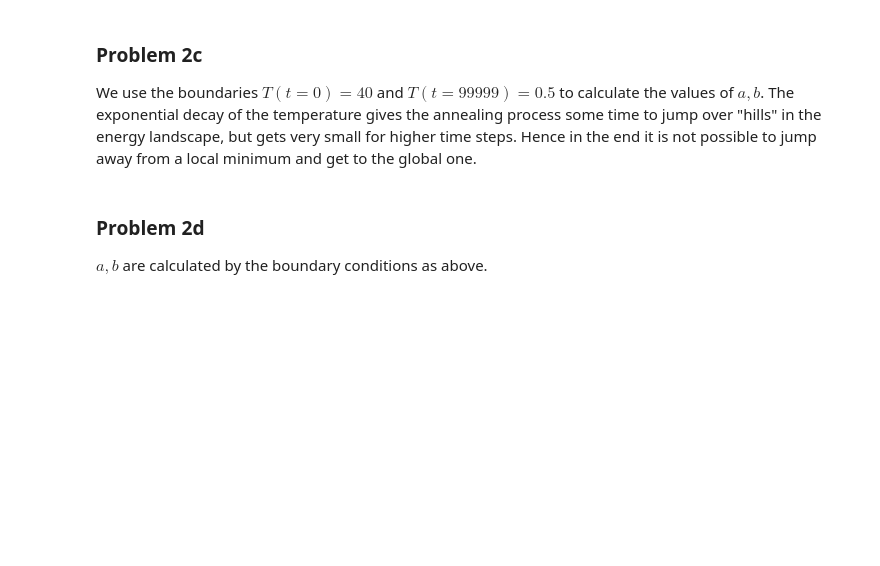
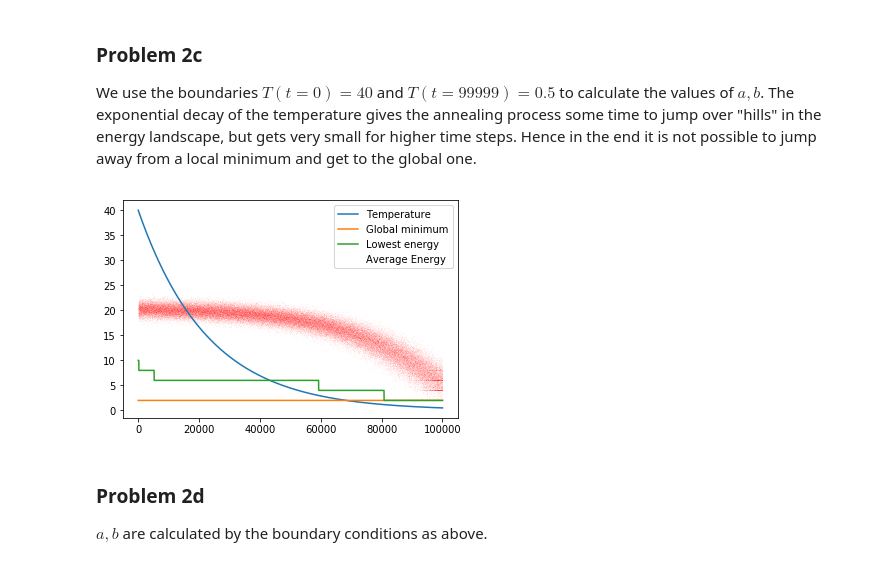
Before and after one commit to christian512/necklace_simulation, a Jupyter notebook: Assignment2.ipynb, the cells around one changed output. Drawn from its saved outputs; the diff is of its cells as text; code cells hidden in the pictures; blank space fills up the shorter version.

```diff
--- a/Assignment2.ipynb
+++ b/Assignment2.ipynb
@@ -49,17 +53,21 @@ We use the boundaries $T(t=0) = 40$ and $T(t=99999) = 0.5$ to calculate the valu
 # %%
 temps = np.linspace(0,n,n)
 b = -np.max(temps)/np.log(0.5/40)
-temps = 40*np.exp(-temps/b)
-plt.plot(temps,label = 'Temperature')
+temps_c = 40*np.exp(-temps/b)
 nkl = Necklace(20,2)
 anl = Annealer()
 anl.set_model(nkl)
-anl.set_temps(temps)
-%snakeviz energyArr,energyVBSFArr = anl.run(n)
-plt.plot(energyArr, label = 'Average Energy')
-plt.plot(energyVBSFArr, label='Lowest energy')
-plt.legend()
-plt.savefig('plots/problem2c.png')
+anl.set_temps(temps_c)
+energyArr_c,energyVBSFArr_c = anl.run(N)
+# %%
+plt.plot(temps_c,label = 'Temperature')
+plt.plot(len(temps_e)*[2],label='Global minimum')
+plt.scatter(range(len(energyArr_c)),energyArr_c, c='red',alpha=0.1,s=0.01,label = 'Average Energy')
+plt.plot(energyVBSFArr_c, label='Lowest energy')
+plt.legend()
+plt.savefig('plots/problem2c.png')
+# %% [output]
+[figure, added]
 # %% [markdown]
 ### Problem 2d
 $a,b$ are calculated by the boundary conditions as above.
```
Also changed, not shown: parts of 10 cells of this notebook, 4 other files.
